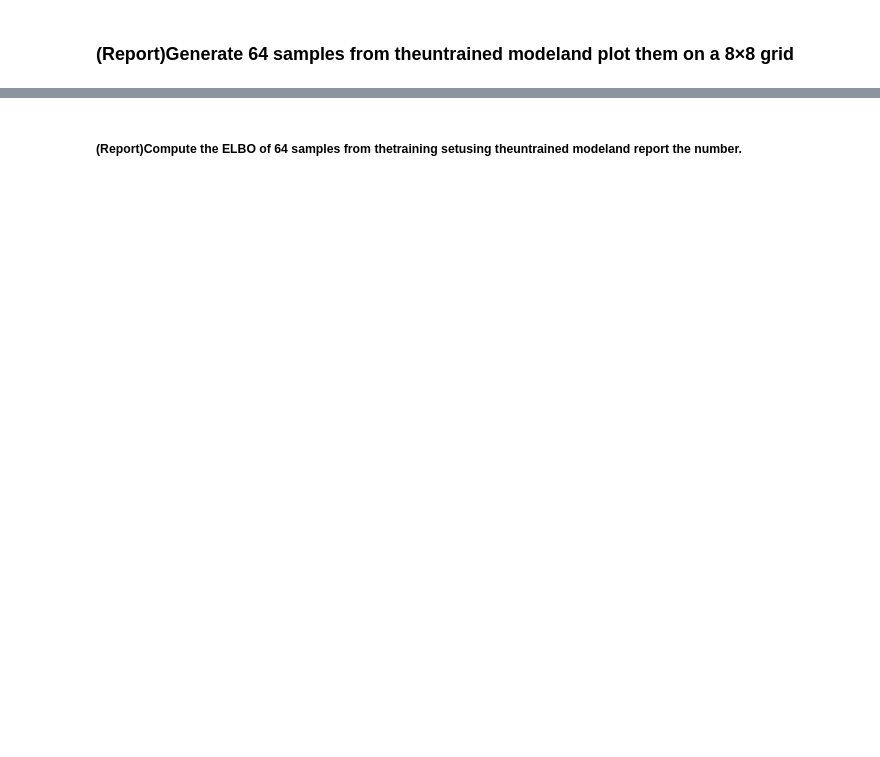
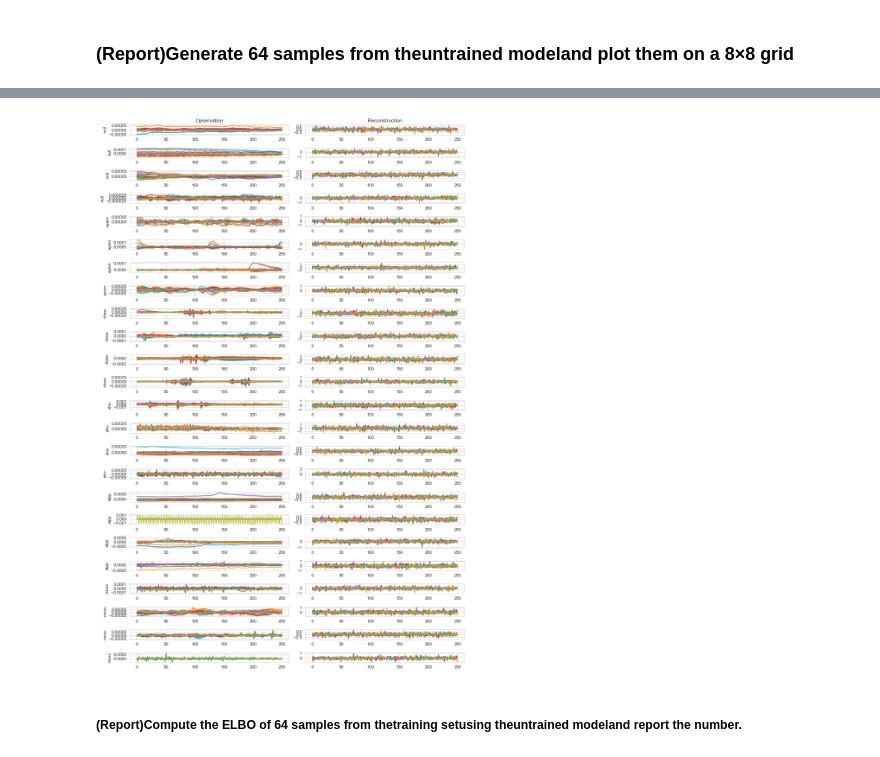
Before and after one commit to Blankuca/DeepLearning-VAE, a Jupyter notebook: Main_EEG.ipynb, the cells around one changed output, grey strips where cells are left out. Saved outputs shown, nothing was run; the diff lists cells and outputs as text; code cells hidden in the pictures; blank space fills up the shorter version.

```diff
--- a/Main_EEG.ipynb
+++ b/Main_EEG.ipynb
@@ -406,0 +400,49 @@ for channel in untrained_samples[0]:
+# %%
+#plt.rcParams.update({'figure.max_open_warning': 0})
+def plot_batch(x,x_new=[None],y=[None],channel=0,figsize=(12,18),tmp_img="test_batchplot.png",show=True):
+
+    size,n_chanel,signal_len=x.shape
+
+    if y != [None]:
+        write_lable=True
+        decoding=["null","eyem","chew","shiv","elpp","musc"]
+    else:
+        write_lable=False
+
+    if x_new != [None]:
+        plot_new=True
+        fig, axis=plt.subplots(size,2,figsize=figsize)
+    else:
+        plot_new=False
+        fig, axis=plt.subplots(size,1,figsize=figsize)
+    for n in range(0,size):
+        if plot_new:
+
+            ax0=axis[n,0]
+            ax1=axis[n,1]
+            for CH in range(0,19):
+                ax0.plot(x[n][CH])
+                ax1.plot(x_new[n][CH])
+            if write_lable:
+                ax0.set_ylabel(decoding[y[n]])
+
+            axis[0,0].set_title("Opservation")
+            axis[0,1].set_title("Reconstruction")
+        else:
+
+            ax=axis[n]
+            for CH in range(0,19):
+                ax.plot(x[n][CH])
+            if write_lable:
+                ax.set_ylabel(decoding[y[n]])
+
+            # display
+    plt.tight_layout()
+    plt.savefig(tmp_img)
+    plt.close(fig)
+    if show:
+        display(Image(filename=tmp_img))
+        clear_output(wait=True)
+
+plot_batch(sample_x,x_new=untrained_samples,y=sample_y)
+# %% [output]
@@ -407,3 +451,4 @@ for channel in untrained_samples[0]:
+[figure, added]
 # %% [markdown]
 ##### (Report)Compute the ELBO of 64 samples from thetraining setusing theuntrained modeland report the number.
 # %%
```
Also changed, not shown: parts of 44 cells of this notebook.
